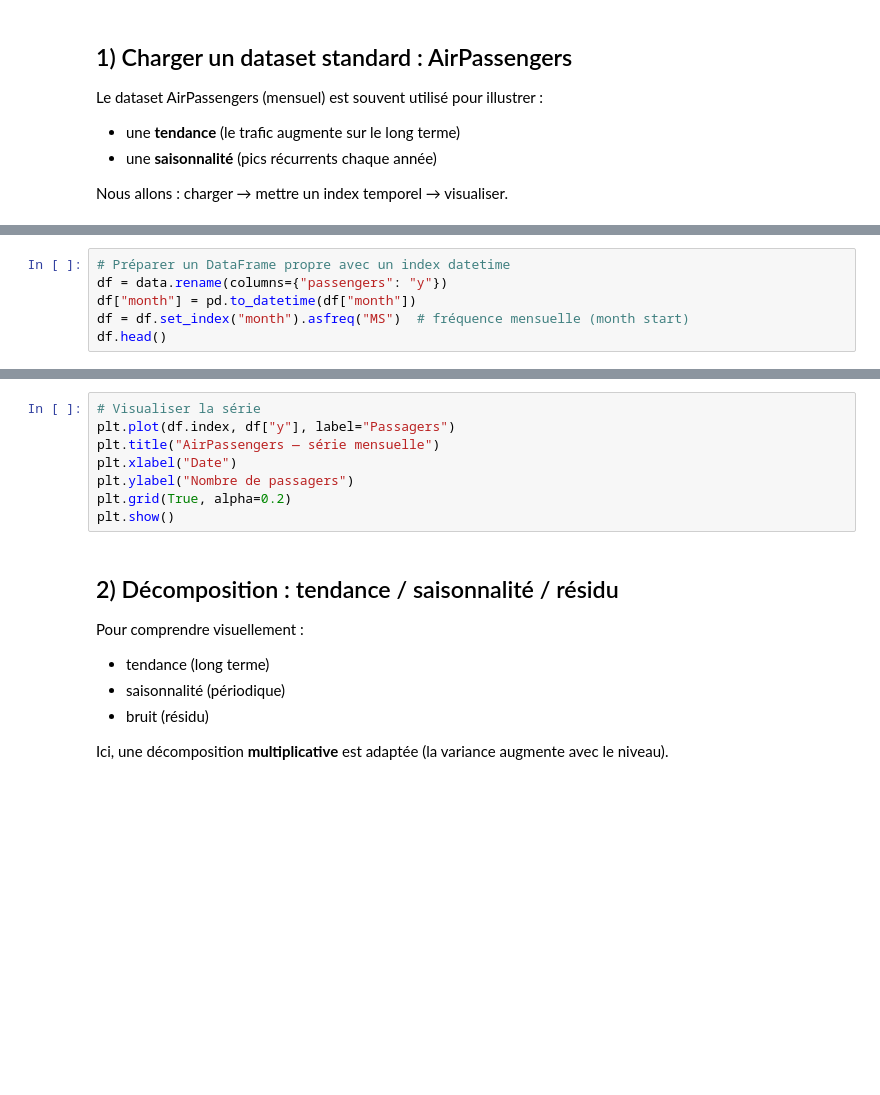
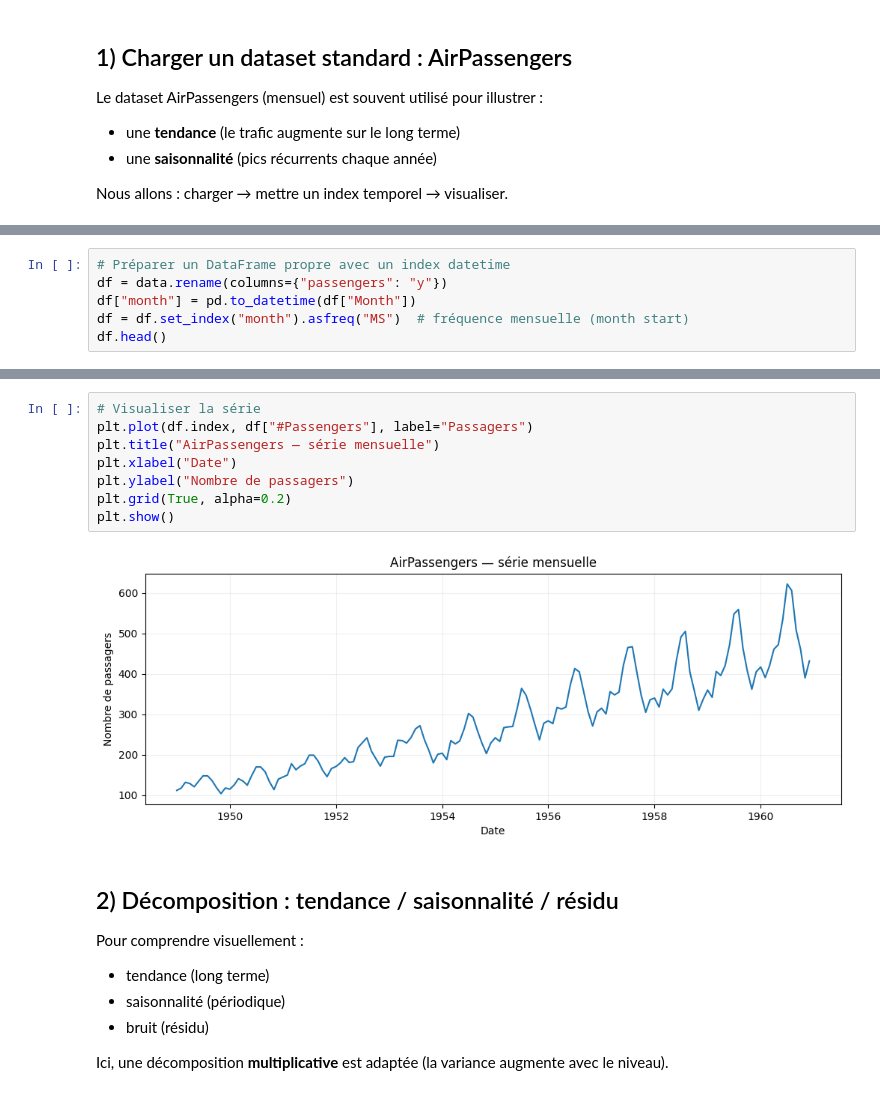
Before and after one commit to azizYaaba/citadel-sc-2025-time-series, a Jupyter notebook: notebooks/TP_ARIMA_SARIMA_AutoARIMA_statsmodels.ipynb, the cells around one changed output, grey strips where cells are left out. Cells and saved outputs as stored; diff of their text form; blank space fills up the shorter version.

```diff
--- a/notebooks/TP_ARIMA_SARIMA_AutoARIMA_statsmodels.ipynb
+++ b/notebooks/TP_ARIMA_SARIMA_AutoARIMA_statsmodels.ipynb
@@ -53,6 +89,6 @@ data.head()
 # %%
 # Préparer un DataFrame propre avec un index datetime
 df = data.rename(columns={"passengers": "y"})
-df["month"] = pd.to_datetime(df["month"])
+df["month"] = pd.to_datetime(df["Month"])
 df = df.set_index("month").asfreq("MS")  # fréquence mensuelle (month start)
 df.head()
@@ -59,11 +103,13 @@ df.head()
 # %%
 # Visualiser la série
-plt.plot(df.index, df["y"], label="Passagers")
+plt.plot(df.index, df["#Passengers"], label="Passagers")
 plt.title("AirPassengers — série mensuelle")
 plt.xlabel("Date")
 plt.ylabel("Nombre de passagers")
 plt.grid(True, alpha=0.2)
 plt.show()
+# %% [output]
+[figure, added]
 # %% [markdown]
 ## 2) Décomposition : tendance / saisonnalité / résidu
 
```
Also changed, not shown: parts of 15 cells of this notebook, 2 other files.
